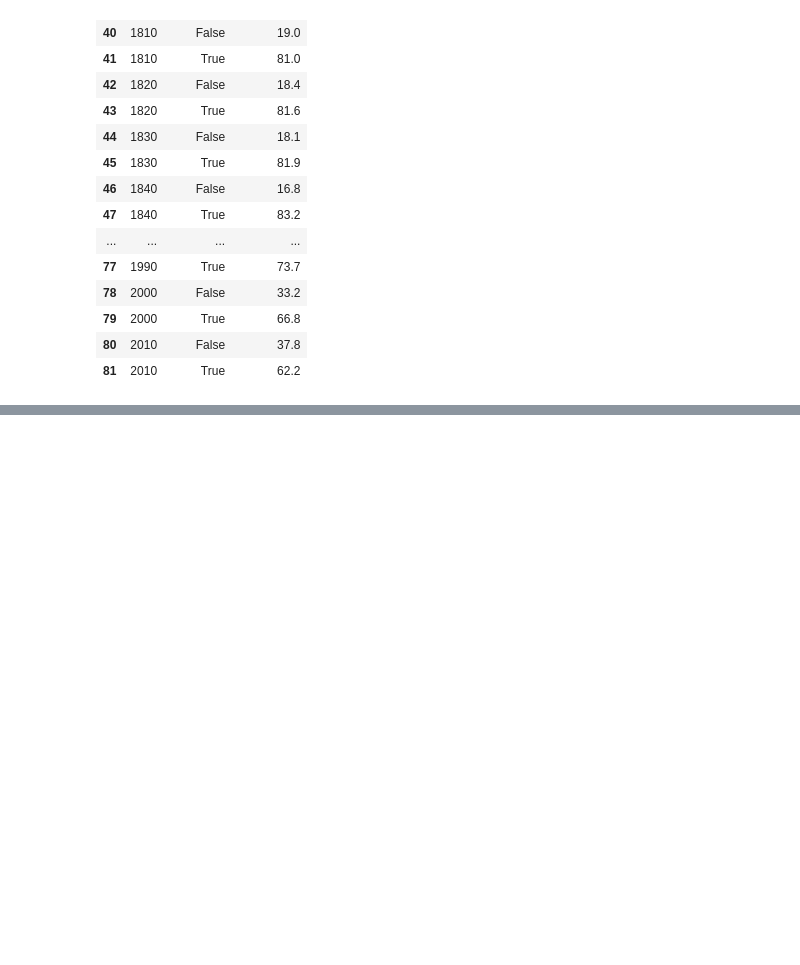
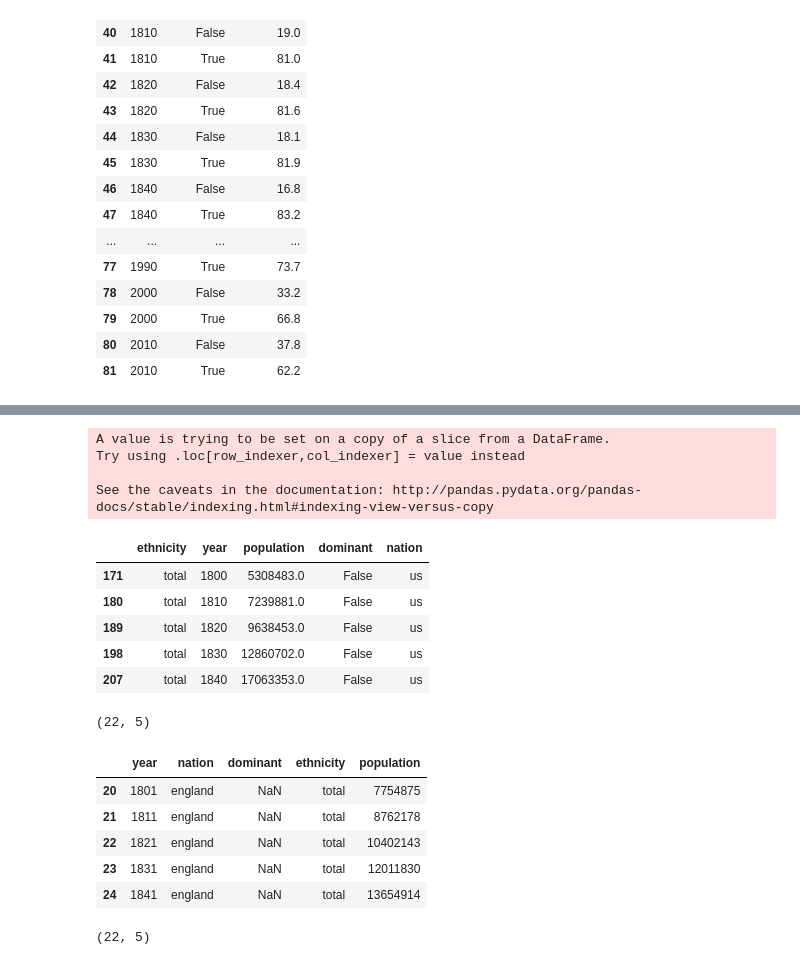
Before and after one commit to wilkens/noveltm-national-demographics, a Jupyter notebook: National Demographics.ipynb, the cells around one changed output, grey strips where cells are left out. Saved outputs shown, nothing was run; the diff lists cells and outputs as text; code cells hidden in the pictures; blank space fills up the shorter version.

```diff
--- a/National Demographics.ipynb
+++ b/National Demographics.ipynb
@@ -294,0 +302,27 @@ display(round(us_pcts_dom[us_pcts_dom.year>=1800],1))
+# %%
+us_tot = us.loc[(us.ethnicity == 'total') & (us.year >= 1800)]
+us_tot['nation'] = 'us'
+display(us_tot.head())
+print(us_tot.shape)
+
+display(gb_tot.head())
+print(gb_tot.shape)
+# %% [output]
+A value is trying to be set on a copy of a slice from a DataFrame.
+Try using .loc[row_indexer,col_indexer] = value instead
+
+See the caveats in the documentation: http://pandas.pydata.org/pandas-docs/stable/indexing.html#indexing-view-versus-copy
+|  | ethnicity | year | population | dominant | nation |
+| 171 | total | 1800 | 5308483.0 | False | us |
+| 180 | total | 1810 | 7239881.0 | False | us |
+| 189 | total | 1820 | 9638453.0 | False | us |
+| 198 | total | 1830 | 12860702.0 | False | us |
+| 207 | total | 1840 | 17063353.0 | False | us |
+(22, 5)
+|  | year | nation | dominant | ethnicity | population |
+| 20 | 1801 | england | NaN | total | 7754875 |
+| 21 | 1811 | england | NaN | total | 8762178 |
+| 22 | 1821 | england | NaN | total | 10402143 |
+| 23 | 1831 | england | NaN | total | 12011830 |
+| 24 | 1841 | england | NaN | total | 13654914 |
+(22, 5)
```
Also changed, not shown: parts of 14 cells of this notebook, 3 other files.
